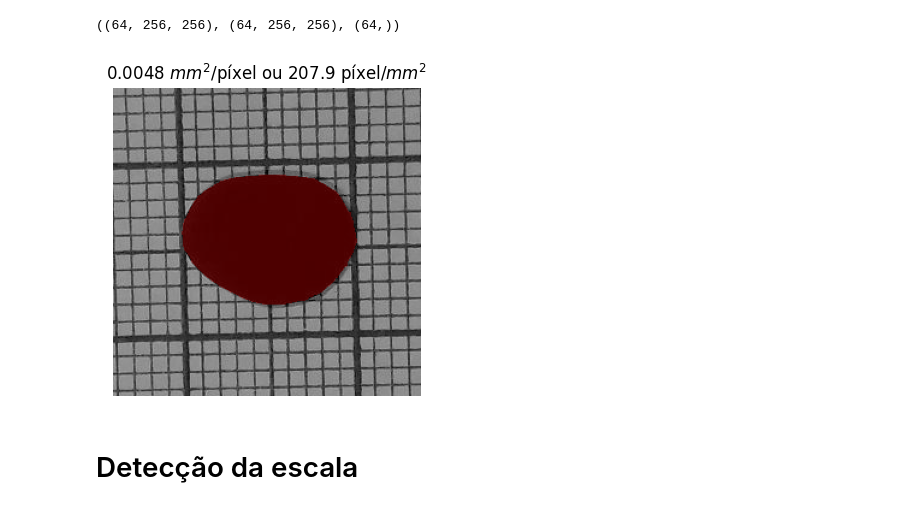
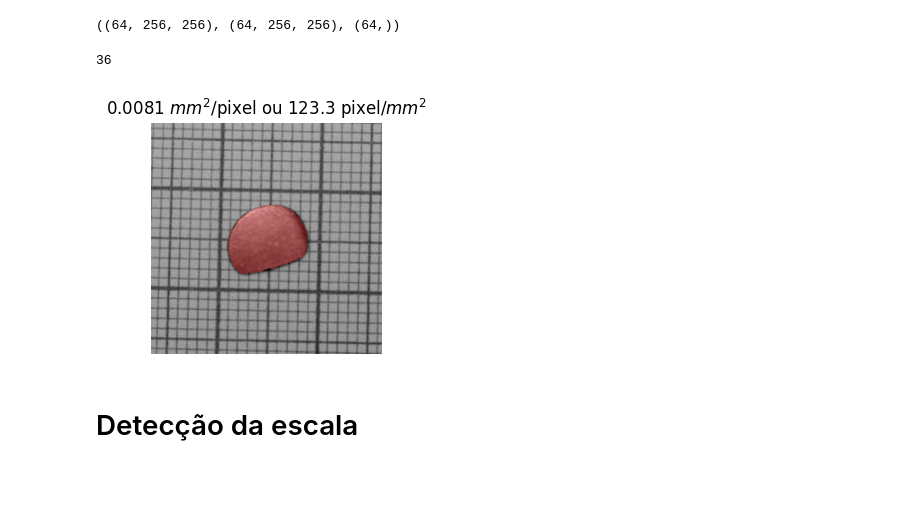
Before and after one commit to JairoSSantos/PAC-project, a Jupyter notebook: notebooks/scale-detection.ipynb, the cells around one changed output. Saved outputs shown, nothing was run; the diff lists cells and outputs as text; code cells hidden in the pictures; blank space fills up the shorter version.

```diff
--- a/notebooks/scale-detection.ipynb
+++ b/notebooks/scale-detection.ipynb
@@ -14,11 +14,15 @@ Mounted at /content/drive
 import numpy as np
 import tensorflow as tf
 import matplotlib.pyplot as plt
+from matplotlib import gridspec
 from src.config import Paths
 from src.data import load_all
 from src.measure import scale_from_mask
 from src import visualize as vs
-plt.rcParams['figure.figsize'] = (4, 4)
+
+plt.style.use('reports/report.mplstyle')
+plt.rcParams['axes.prop_cycle'] = plt.cycler(color=['navy', 'cornflowerblue', 'blueviolet', 'r'])
+plt.rcParams['figure.figsize'] = (5, 3)
 # %%
 images, labels, areas = load_all(area=True, grayscale=True, as_tensor=False, norm=True)
 num_samples = len(images)
@@ -27,15 +31,17 @@ images.shape, labels.shape, scale_true.shape
 # %% [output]
 ((64, 256, 256), (64, 256, 256), (64,))
 # %%
-i = np.random.randint(num_samples)
-img = images[i]
-I, G, St = images[i], labels[i], scale_true[i]
+index = 36 #np.random.randint(num_samples) # 36
+print(index)
+img = images[index]
+I, G, St = images[index], labels[index], scale_true[index]
 
 vs.plot_label(I, G)
-plt.title(r'{:.4f} $mm^2$/píxel ou {:.1f} píxel/$mm^2$'.format(St, 1/St))
+plt.title(r'{:.4f} $mm^2$/pixel ou {:.1f} pixel/$mm^2$'.format(St, 1/St))
 plt.show()
 # %% [output]
+36
-[figure, old version]
+[figure, new version]
 # %% [markdown]
 # Detecção da escala
 # %%
```
Also changed, not shown: parts of 17 cells of this notebook, 4 other files.
